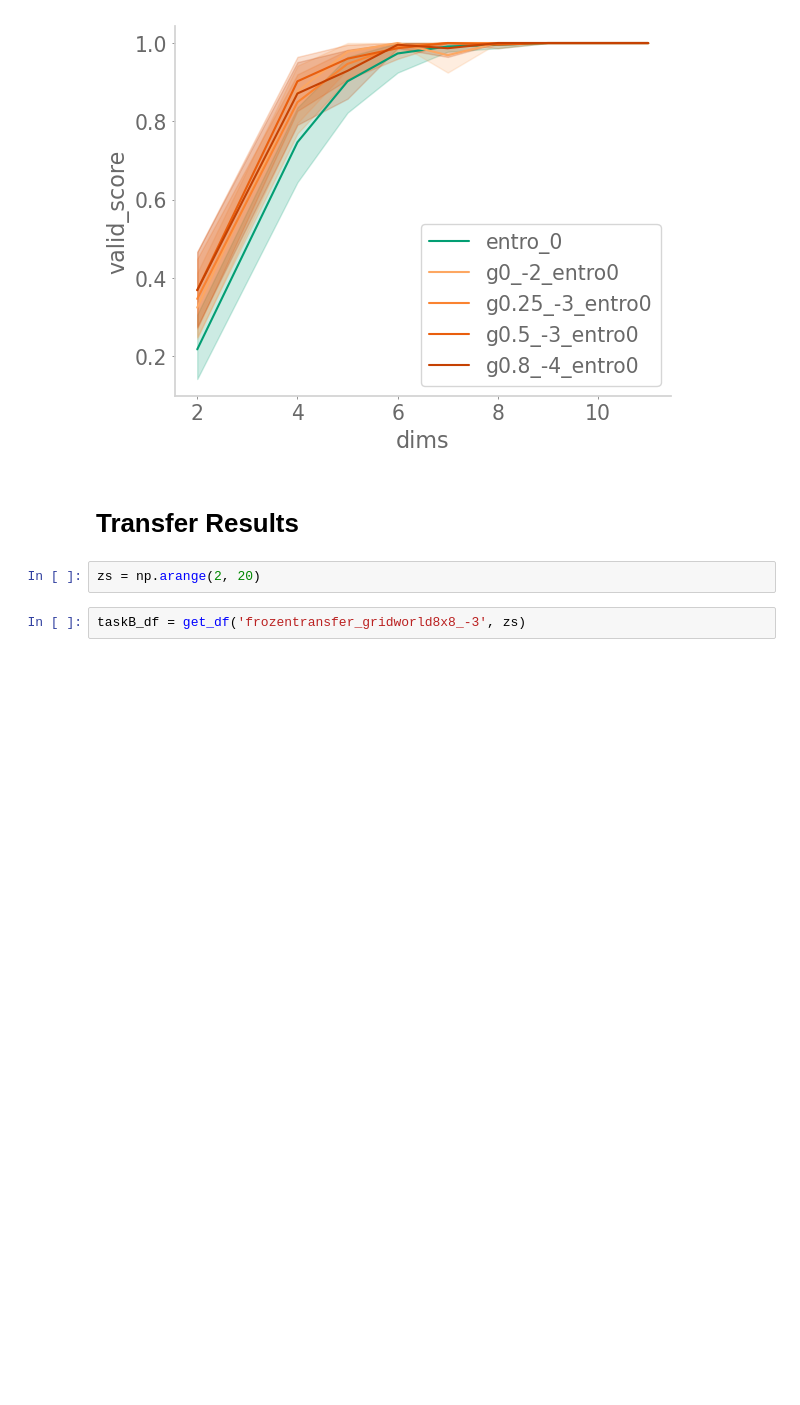
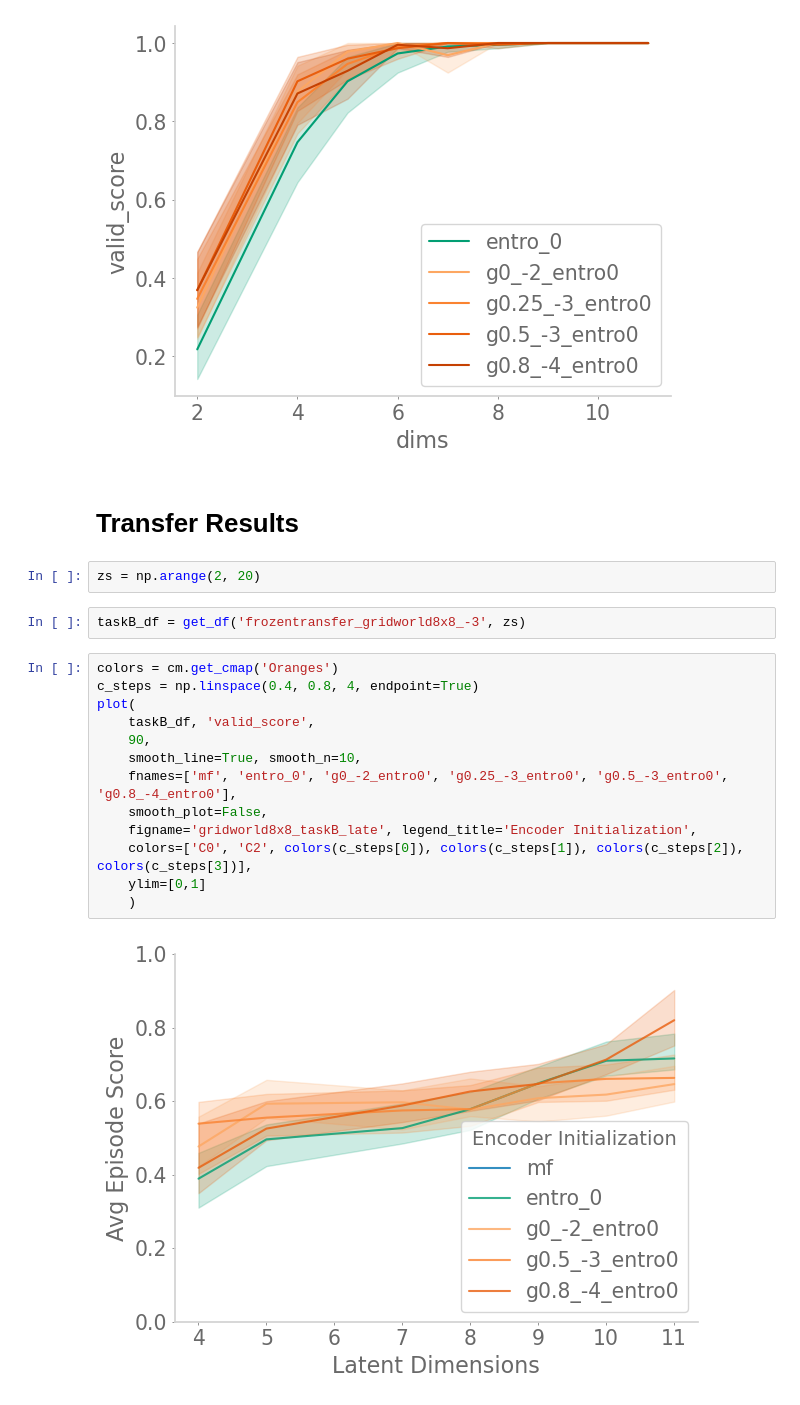
Before and after one commit to chingf/auxrl, a Jupyter notebook: notebooks/04-gridworld-sweep-results.ipynb, the cells around one changed output. Cells and saved outputs as stored; diff of their text form; blank space fills up the shorter version.

```diff
--- a/notebooks/04-gridworld-sweep-results.ipynb
+++ b/notebooks/04-gridworld-sweep-results.ipynb
@@ -183,3 +183,18 @@ plt.show()
 zs = np.arange(2, 20)
 # %%
 taskB_df = get_df('frozentransfer_gridworld8x8_-3', zs)
+# %%
+colors = cm.get_cmap('Oranges')
+c_steps = np.linspace(0.4, 0.8, 4, endpoint=True)
+plot(
+    taskB_df, 'valid_score',
+    90,
+    smooth_line=True, smooth_n=10,
+    fnames=['mf', 'entro_0', 'g0_-2_entro0', 'g0.25_-3_entro0', 'g0.5_-3_entro0', 'g0.8_-4_entro0'],
+    smooth_plot=False,
+    figname='gridworld8x8_taskB_late', legend_title='Encoder Initialization',
+    colors=['C0', 'C2', colors(c_steps[0]), colors(c_steps[1]), colors(c_steps[2]), colors(c_steps[3])],
+    ylim=[0,1]
+    )
+# %% [output]
+[figure, added]
```
Also changed, not shown: parts of 5 cells of this notebook, 5 other files.
